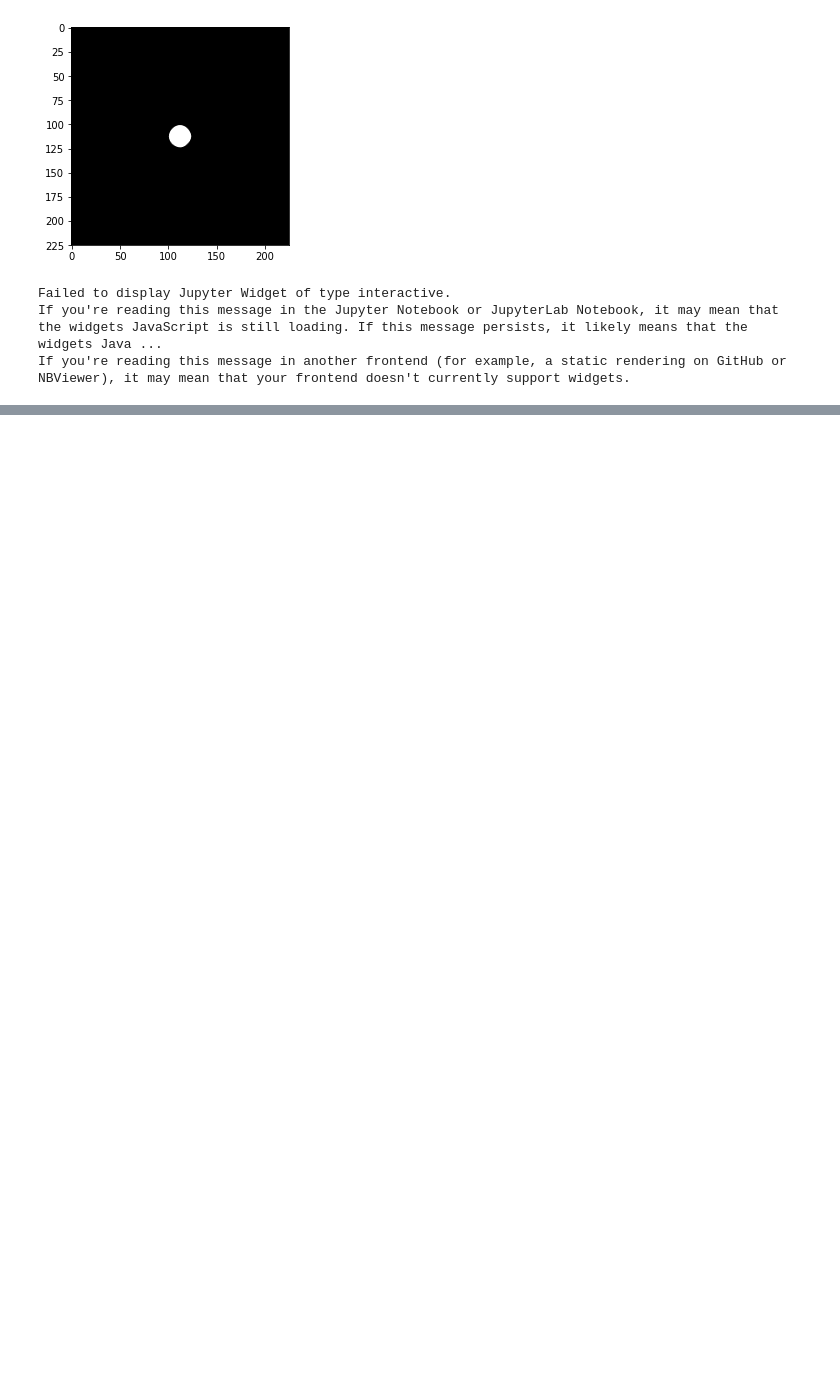
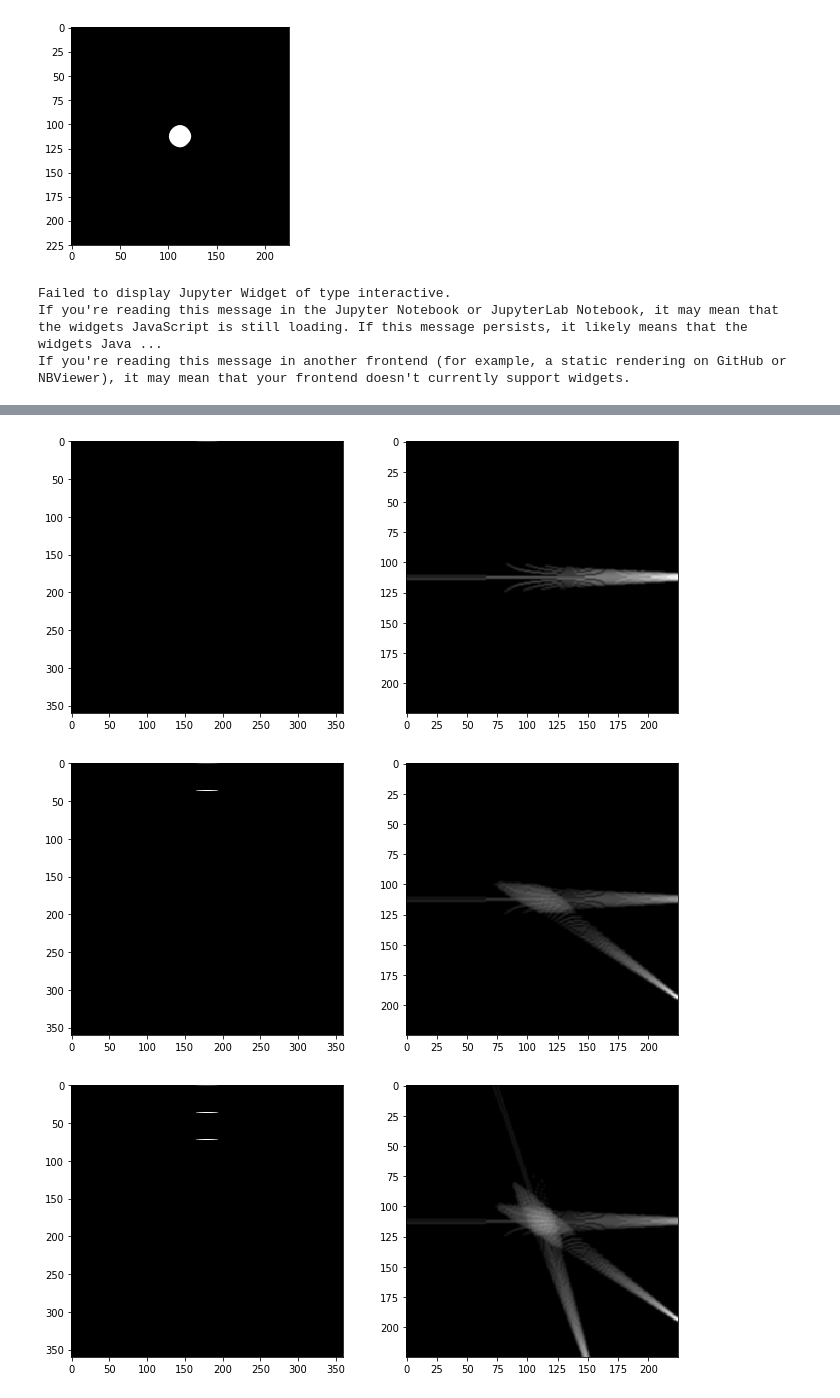
Before and after one commit to mlynarzsrem/IWM, a Jupyter notebook: Symultor tomografu/tomograf.ipynb, the cells around one changed output, grey strips where cells are left out. Cells and saved outputs as stored; diff of their text form; code cells hidden in the pictures; blank space fills up the shorter version.

```diff
--- a/Symultor tomografu/tomograf.ipynb
+++ b/Symultor tomografu/tomograf.ipynb
@@ -201,22 +190,22 @@ def drawLineOnImage(image,line,value):
                     image[xRight,y] += value
 
     return image
-def getImageFromSinogram(sinogram,n,l_angle):
+def getImageFromSinogram(sinogram,n,l_angle, alpha_max):
     x0 = math.floor(img.shape[0]/2)
     y0 = math.floor(img.shape[1]/2)
     outputImage =np.zeros(shape=(img.shape[0],img.shape[1]))
     radius = (img.shape[0]*math.sqrt(2))/2
-    for alpha in range(360):
+    for alpha in range(alpha_max):
+        alpha *= int(round(360/alpha_max, 0))
         lines = getLines(x0,y0,alpha,radius,n,l_angle)
         for y in range(len(lines)):
             outputImage = drawLineOnImage(outputImage,lines[y],sinogram[alpha,y])
-    outputImage[outputImage<256]=0
+    outputImage[outputImage<254]=0
     outputImage = np.divide(outputImage,np.amax(outputImage))*255
     outputImage = cv2.GaussianBlur(outputImage,(3,3),0)
     outputImage = np.divide(outputImage,np.amax(outputImage))*255
-
-    print(outputImage)
+    plt.subplot(222)
     plt.imshow(outputImage,cmap='gray')
-    plt.show()
-getImageFromSinogram(sg,360,100)
+getImageFromSinogram(sg,360,100, 360)
+plt.show()
 # %% [output]
@@ -236 +212,27 @@ getImageFromSinogram(sg,360,100)
 [figure]
+# %%
+def iterative(n,l_angle):
+    alpha_max = 10
+    sinogram =np.zeros(shape=(360,n))
+    x0 = math.floor(img.shape[0]/2)
+    y0 = math.floor(img.shape[1]/2)
+    radius = (img.shape[0]*math.sqrt(2))/2
+    for alpha in range(alpha_max):
+        alpha *= int(round(360/alpha_max, 0))
+        lines = getLines(x0,y0,alpha,radius,n,l_angle)
+        for y in range(len(lines)):
+            sinogram[alpha,y]=getSum(img,lines[y])
+        plt.figure(figsize=(11,11))
+        plt.subplot(221)
+        plt.imshow(sinogram, cmap='gray')
+        getImageFromSinogram(np.divide(sinogram, np.amax(sinogram)) * 255, n, l_angle, alpha_max)
+        plt.show()
+    sinogram = np.divide(sinogram, np.amax(sinogram)) * 255
+    plt.imshow(sinogram,cmap='gray')
+    plt.show()
+
+iterative(360, 100)
+# %% [output]
+[figure, added]
+[figure, added]
+[figure, added]
```
Also changed, not shown: parts of 5 cells of this notebook, 3 other files.
